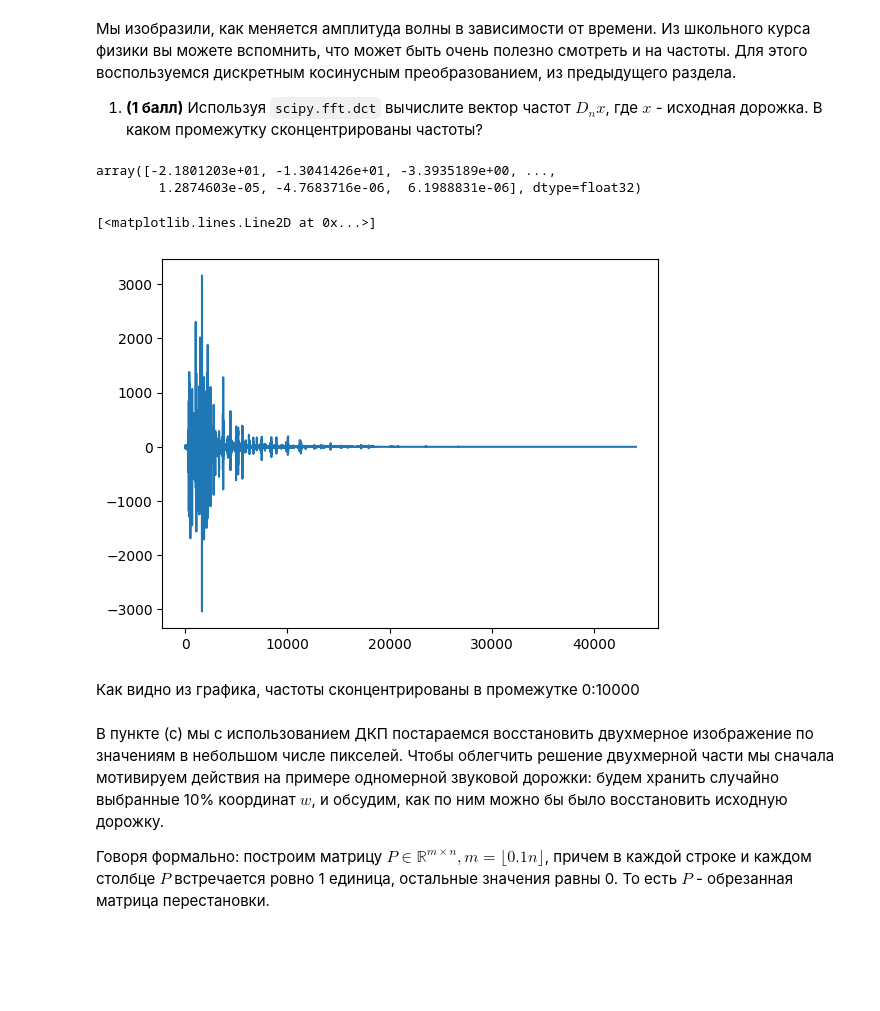
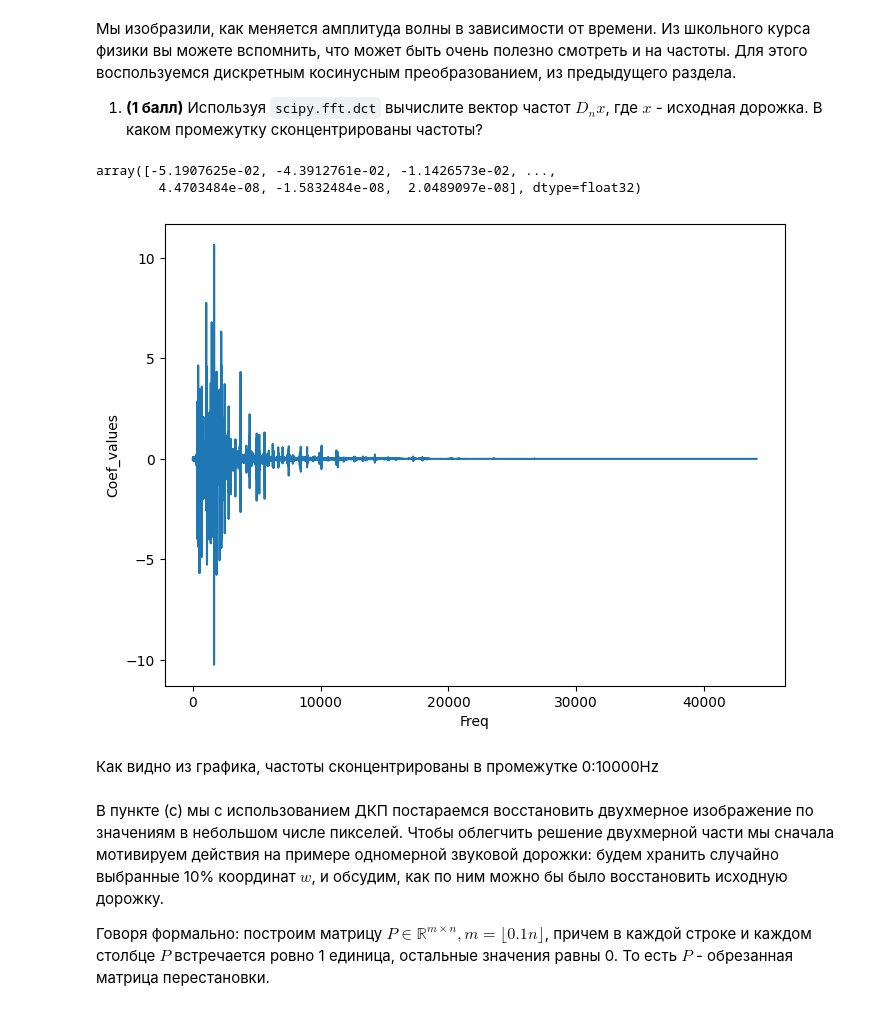
Before and after one commit to free001style/FMC, a Jupyter notebook: practice-3.ipynb, the cells around one changed output. Drawn from its saved outputs; the diff is of its cells as text; code cells hidden in the pictures; blank space fills up the shorter version.

```diff
--- a/practice-3.ipynb
+++ b/practice-3.ipynb
@@ -203,18 +253,20 @@ plt.ylabel("Amplitude");
 
 1. **(1 балл)** Используя `scipy.fft.dct` вычислите вектор частот $D_n x$, где $x$ - исходная дорожка. В каком промежутку сконцентрированы частоты?
 # %%
-s = scipy.fft.dct(x)
+s = dct(x, norm="ortho")
 s
 # %% [output]
-array([-2.1801203e+01, -1.3041426e+01, -3.3935189e+00, ...,
-        1.2874603e-05, -4.7683716e-06,  6.1988831e-06], dtype=float32)
+array([-5.1907625e-02, -4.3912761e-02, -1.1426573e-02, ...,
+        4.4703484e-08, -1.5832484e-08,  2.0489097e-08], dtype=float32)
-# %%
-plt.plot(s)
-# %% [output]
-[<matplotlib.lines.Line2D at 0x...>]
-[figure, removed]
+# %%
+fig = plt.figure(figsize=(8,6))
+plt.plot(s)
+plt.xlabel("Freq")
+plt.ylabel("Coef_values");
+# %% [output]
+[figure, added]
 # %% [markdown]
-Как видно из графика, частоты сконцентрированы в промежутке 0:10000
+Как видно из графика, частоты сконцентрированы в промежутке 0:10000Hz
 # %% [markdown]
 В пункте (с) мы с использованием ДКП постараемся восстановить двухмерное изображение по значениям в небольшом числе пикселей. Чтобы облегчить решение двухмерной части мы сначала мотивируем действия на примере одномерной звуковой дорожки: будем хранить случайно выбранные 10% координат $w$, и обсудим, как по ним можно бы было восстановить исходную дорожку.
 
```
Also changed, not shown: parts of 24 cells of this notebook.
